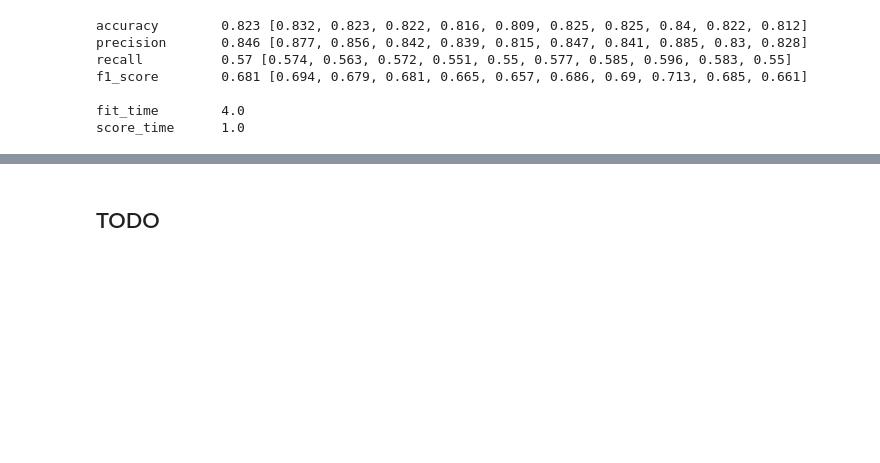
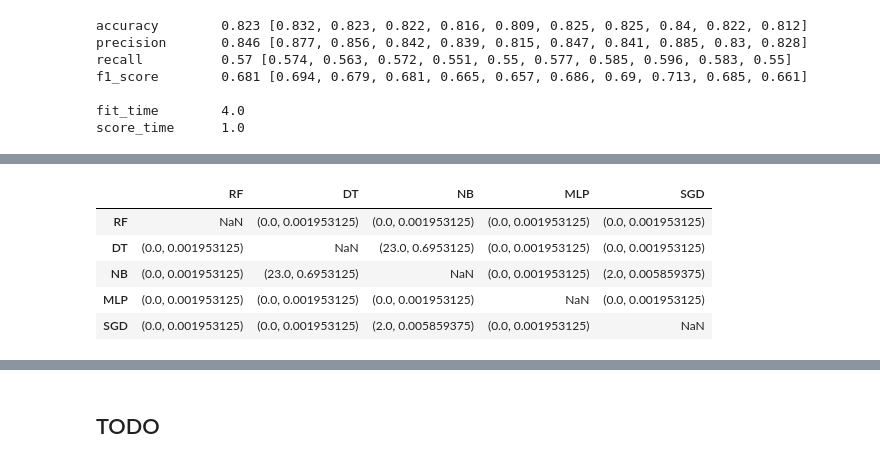
Before and after one commit to Metalcape/url-classifier, a Jupyter notebook: url-classifier.ipynb, the cells around one changed output, grey strips where cells are left out. Cells and saved outputs as stored; diff of their text form; code cells hidden in the pictures; blank space fills up the shorter version.

```diff
--- a/url-classifier.ipynb
+++ b/url-classifier.ipynb
@@ -573,0 +605,9 @@ WilcoxonResult(statistic=0.0, pvalue=0.001953125)
+# %%
+wilcoxon_test['precision']
+# %% [output]
+|  | RF | DT | NB | MLP | SGD |
+| RF | NaN | (0.0, 0.001953125) | (0.0, 0.001953125) | (0.0, 0.001953125) | (0.0, 0.001953125) |
+| DT | (0.0, 0.001953125) | NaN | (23.0, 0.6953125) | (0.0, 0.001953125) | (0.0, 0.001953125) |
+| NB | (0.0, 0.001953125) | (23.0, 0.6953125) | NaN | (0.0, 0.001953125) | (2.0, 0.005859375) |
+| MLP | (0.0, 0.001953125) | (0.0, 0.001953125) | (0.0, 0.001953125) | NaN | (0.0, 0.001953125) |
+| SGD | (0.0, 0.001953125) | (0.0, 0.001953125) | (2.0, 0.005859375) | (0.0, 0.001953125) | NaN |
```
Also changed, not shown: parts of 8 cells of this notebook.
